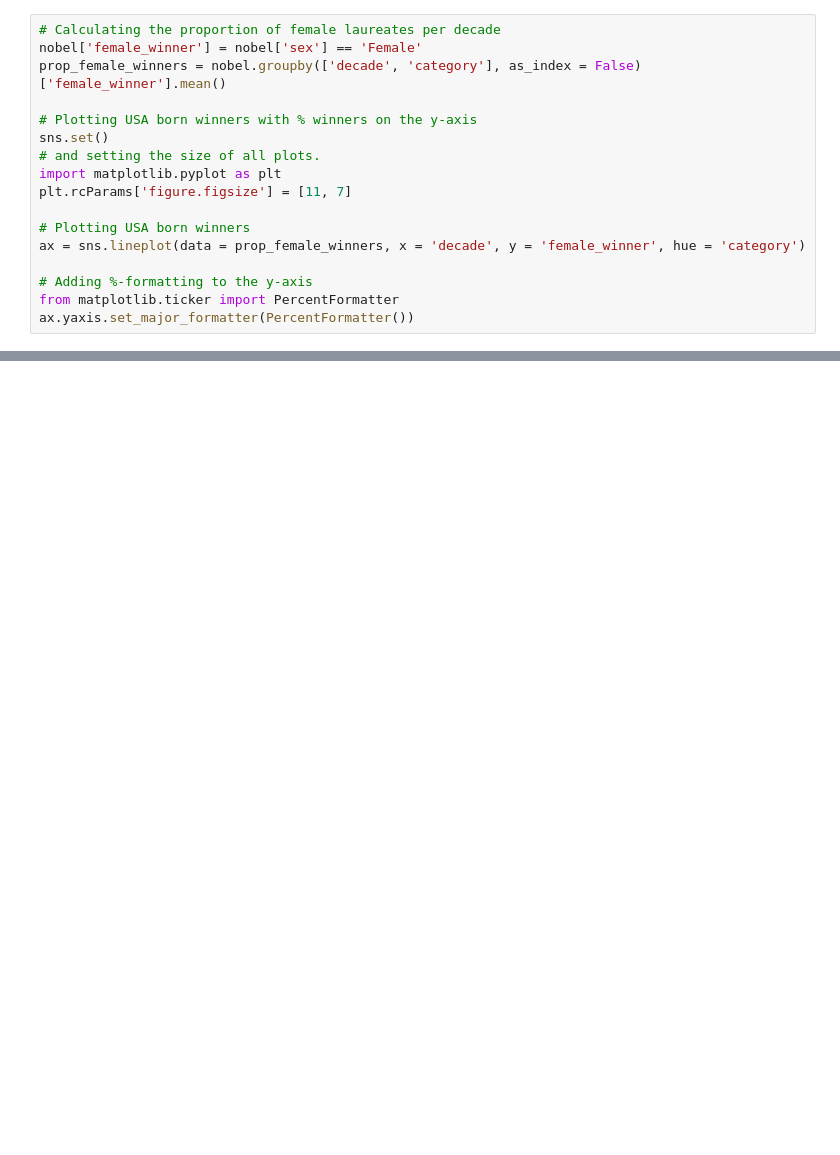
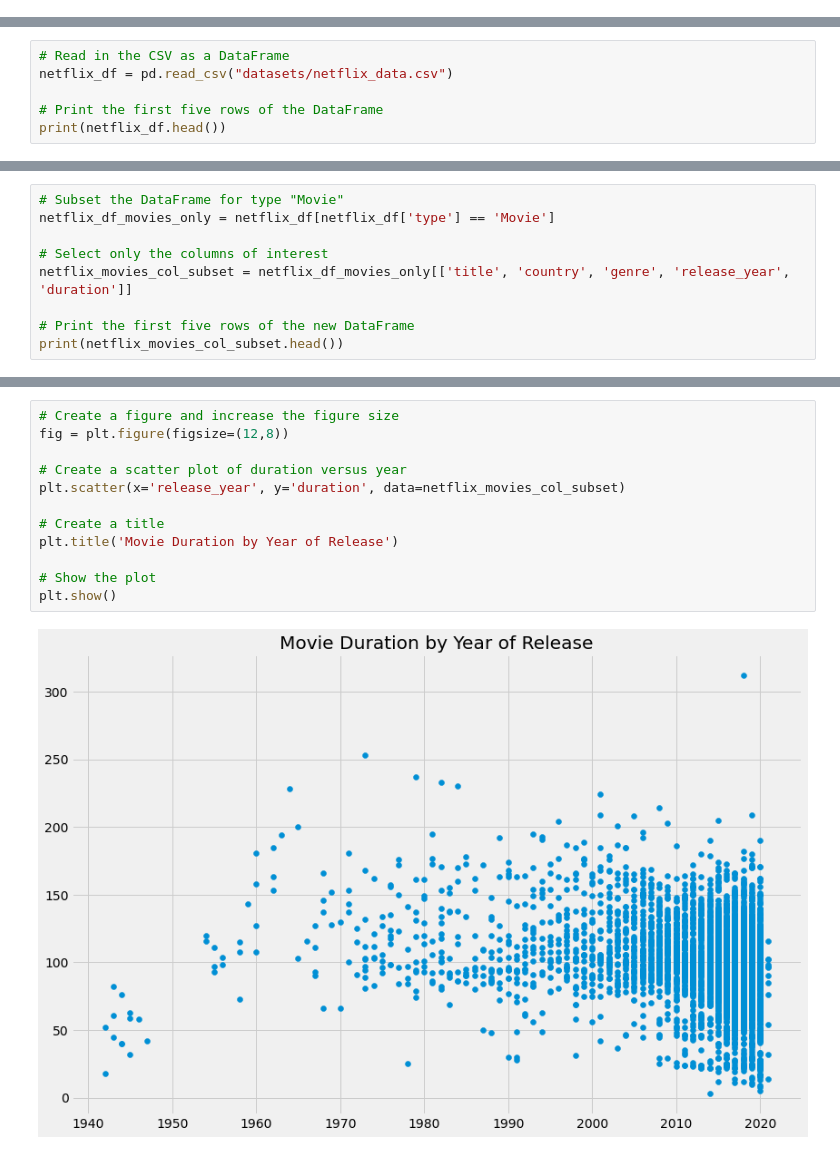
Before and after one commit to justxenia/DataCamp, a Jupyter notebook: notebook.ipynb, the cells around one changed output, grey strips where cells are left out. Cells and saved outputs as stored; diff of their text form; blank space fills up the shorter version.

```diff
--- a/notebook.ipynb
+++ b/notebook.ipynb
@@ -104,17 +0,0 @@ ax.yaxis.set_major_formatter(PercentFormatter())
-# %%
-# Calculating the proportion of female laureates per decade
-nobel['female_winner'] = nobel['sex'] == 'Female'
-prop_female_winners = nobel.groupby(['decade', 'category'], as_index = False)['female_winner'].mean()
-
-# Plotting USA born winners with % winners on the y-axis
-sns.set()
-# and setting the size of all plots.
-import matplotlib.pyplot as plt
-plt.rcParams['figure.figsize'] = [11, 7]
-
-# Plotting USA born winners
-ax = sns.lineplot(data = prop_female_winners, x = 'decade', y = 'female_winner', hue = 'category')
-
-# Adding %-formatting to the y-axis
-from matplotlib.ticker import PercentFormatter
-ax.yaxis.set_major_formatter(PercentFormatter())
@@ -207,0 +74,6 @@ youngest_winner = '...'
+# %%
+# Read in the CSV as a DataFrame
+netflix_df = pd.read_csv("datasets/netflix_data.csv")
+
+# Print the first five rows of the DataFrame
+print(netflix_df.head())
@@ -207,0 +104,9 @@ youngest_winner = '...'
+# %%
+# Subset the DataFrame for type "Movie"
+netflix_df_movies_only = netflix_df[netflix_df['type'] == 'Movie']
+
+# Select only the columns of interest
+netflix_movies_col_subset = netflix_df_movies_only[['title', 'country', 'genre', 'release_year', 'duration']]
+
+# Print the first five rows of the new DataFrame
+print(netflix_movies_col_subset.head())
@@ -207,0 +125,14 @@ youngest_winner = '...'
+# %%
+# Create a figure and increase the figure size
+fig = plt.figure(figsize=(12,8))
+
+# Create a scatter plot of duration versus year
+plt.scatter(x='release_year', y='duration', data=netflix_movies_col_subset)
+
+# Create a title
+plt.title('Movie Duration by Year of Release')
+
+# Show the plot
+plt.show()
+# %% [output]
+[figure, added]
```
Also changed, not shown: parts of 41 cells of this notebook.
